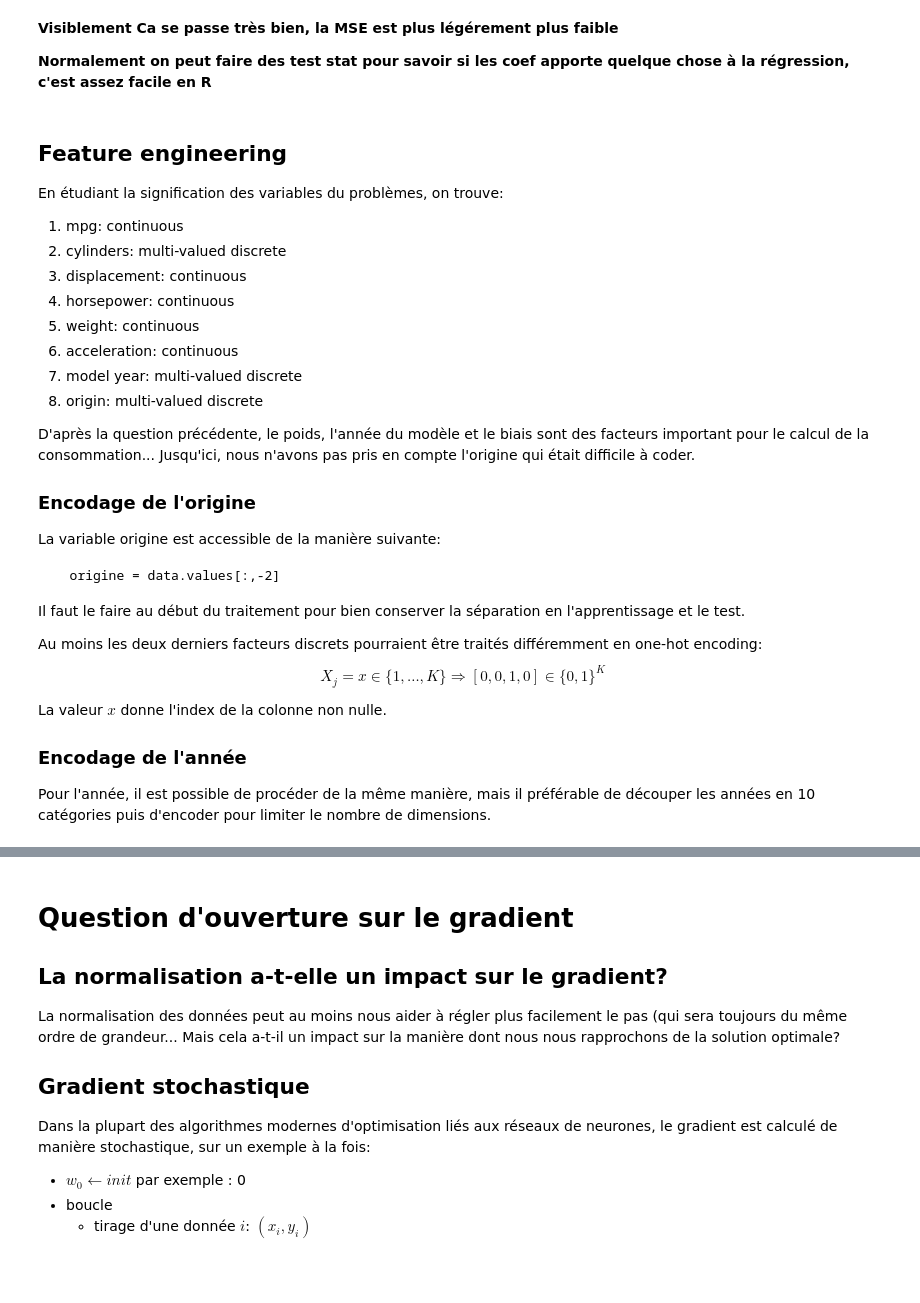
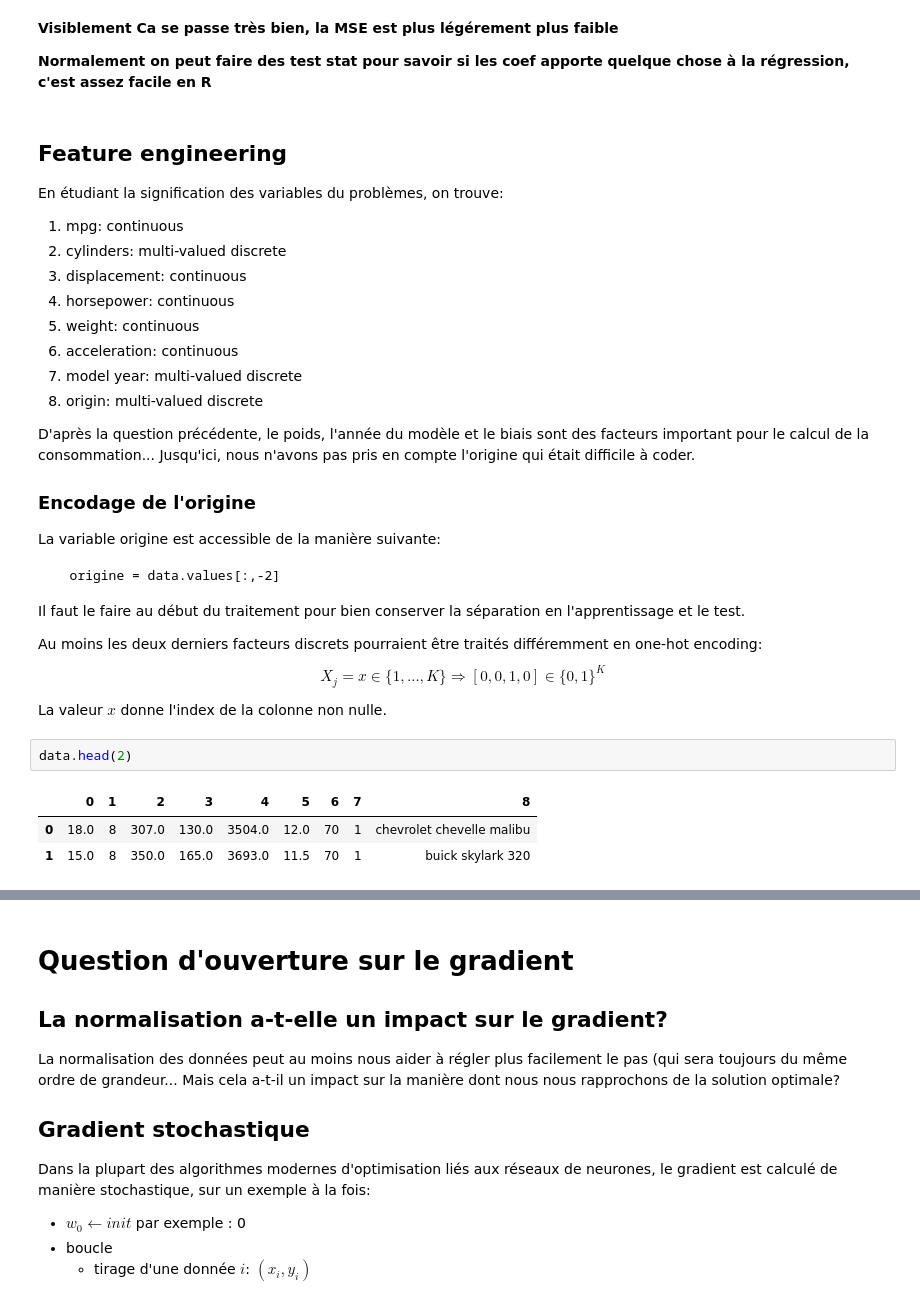
Before and after one commit to CharlesAttend/M1-S1-DAC, a Jupyter notebook: MAPSI/TME/tme9/tme9_etu.ipynb, the cells around one changed output, grey strips where cells are left out. Saved outputs shown, nothing was run; the diff lists cells and outputs as text; blank space fills up the shorter version.

```diff
--- a/MAPSI/TME/tme9/tme9_etu.ipynb
+++ b/MAPSI/TME/tme9/tme9_etu.ipynb
@@ -449,7 +449,9 @@ Au moins les deux derniers facteurs discrets pourraient être traités différem
 $$X_j = x \in \{1, \ldots, K\} \Rightarrow [0, 0, 1, 0] \in \{0, 1\}^K$$
 
 La valeur $x$ donne l'index de la colonne non nulle.
-
-### Encodage de l'année
-
-Pour l'année, il est possible de procéder de la même manière, mais il préférable de découper les années en 10 catégories puis d'encoder pour limiter le nombre de dimensions.
+# %%
+data.head(2)
+# %% [output]
+|  | 0 | 1 | 2 | 3 | 4 | 5 | 6 | 7 | 8 |
+| 0 | 18.0 | 8 | 307.0 | 130.0 | 3504.0 | 12.0 | 70 | 1 | chevrolet chevelle malibu |
+| 1 | 15.0 | 8 | 350.0 | 165.0 | 3693.0 | 11.5 | 70 | 1 | buick skylark 320 |
```
Also changed, not shown: parts of 18 cells of this notebook.
